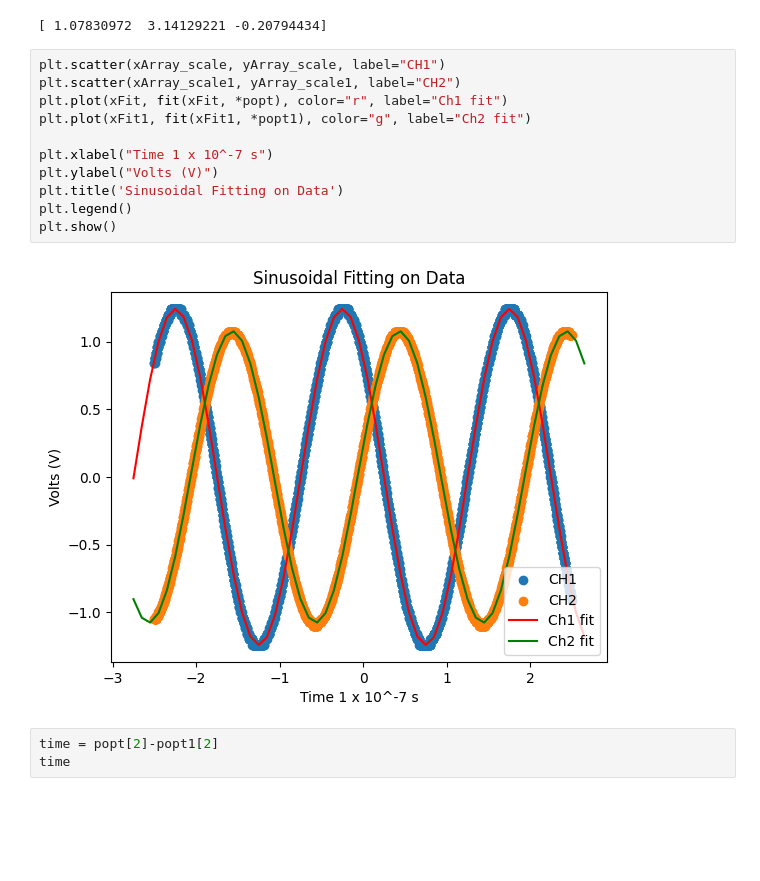
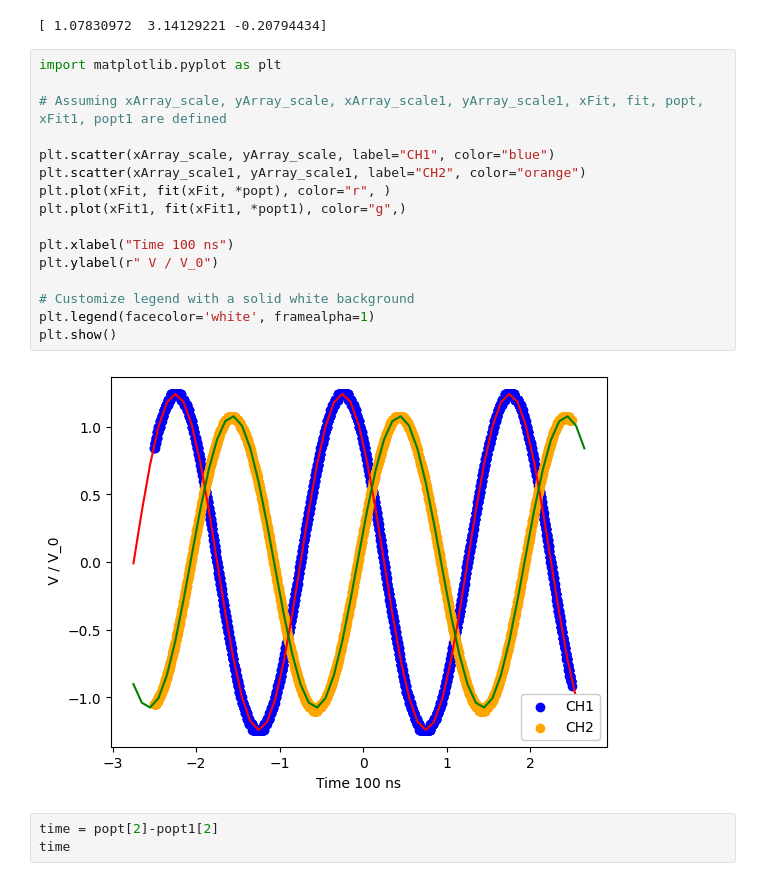
Before and after one commit to ChristianArgueta/PHSX-616, a Jupyter notebook: Speed of Light Fitting.ipynb, the cells around one changed output. Cells and saved outputs as stored; diff of their text form; blank space fills up the shorter version.

```diff
--- a/Speed of Light Fitting.ipynb
+++ b/Speed of Light Fitting.ipynb
@@ -75,18 +75,23 @@ xFit1 = np.arange(-2.75, 2.75, 0.1)
 # %% [output]
 [ 1.07830972  3.14129221 -0.20794434]
 # %%
-plt.scatter(xArray_scale, yArray_scale, label="CH1")
-plt.scatter(xArray_scale1, yArray_scale1, label="CH2")
-plt.plot(xFit, fit(xFit, *popt), color="r", label="Ch1 fit")
-plt.plot(xFit1, fit(xFit1, *popt1), color="g", label="Ch2 fit")
+import matplotlib.pyplot as plt
 
-plt.xlabel("Time 1 x 10^-7 s")
-plt.ylabel("Volts (V)")
-plt.title('Sinusoidal Fitting on Data')
-plt.legend()
+# Assuming xArray_scale, yArray_scale, xArray_scale1, yArray_scale1, xFit, fit, popt, xFit1, popt1 are defined
+
+plt.scatter(xArray_scale, yArray_scale, label="CH1", color="blue")
+plt.scatter(xArray_scale1, yArray_scale1, label="CH2", color="orange")
+plt.plot(xFit, fit(xFit, *popt), color="r", )
+plt.plot(xFit1, fit(xFit1, *popt1), color="g",)
+
+plt.xlabel("Time 100 ns")
+plt.ylabel(r" V / V_0")
+
+# Customize legend with a solid white background
+plt.legend(facecolor='white', framealpha=1)
 plt.show()
 # %% [output]
-[figure, old version]
+[figure, new version]
 # %%
 time = popt[2]-popt1[2]
 time
```
